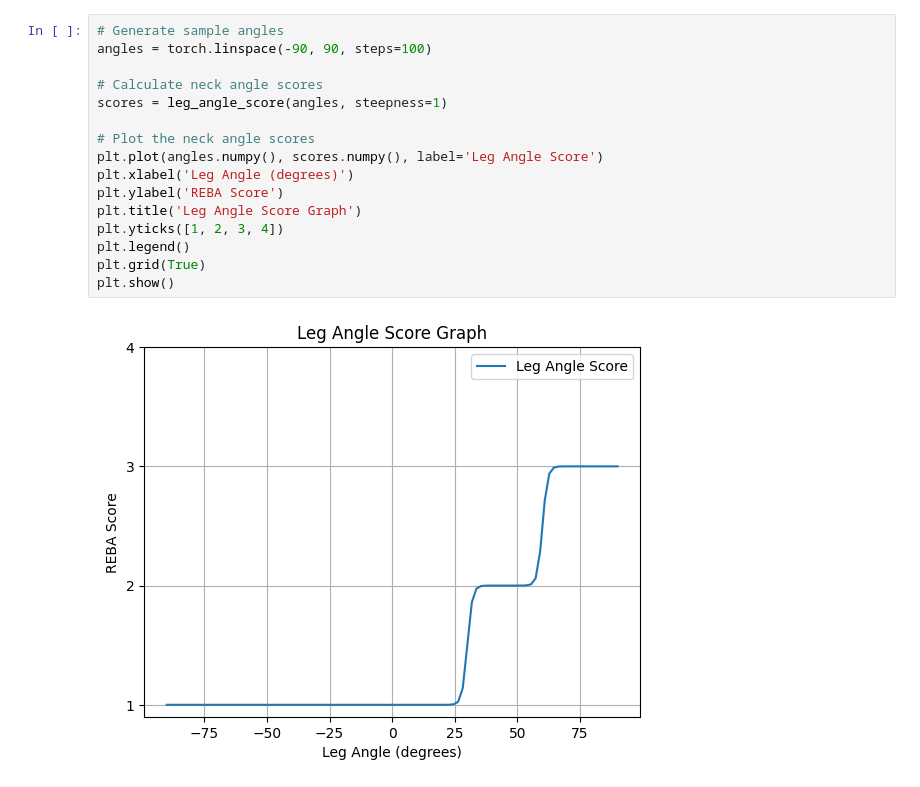
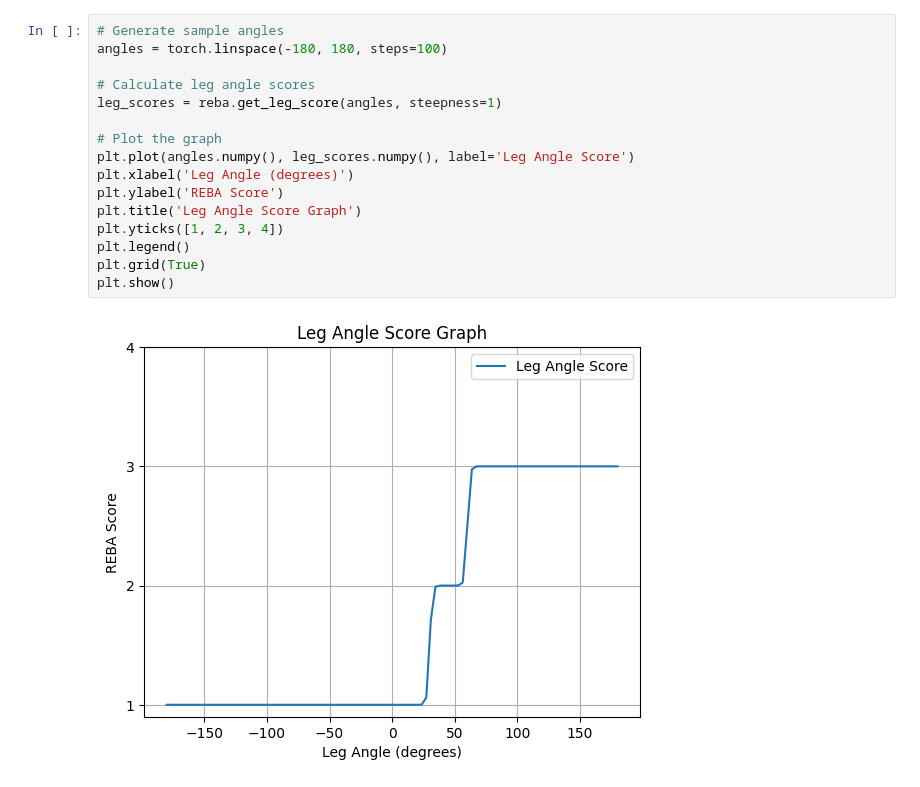
Before and after one commit to gwyong/umich, a Jupyter notebook: DPM/T2M-GPT/playground.ipynb, the cells around one changed output. Drawn from its saved outputs; the diff is of its cells as text.

```diff
--- a/DPM/T2M-GPT/playground.ipynb
+++ b/DPM/T2M-GPT/playground.ipynb
@@ -119,18 +46,18 @@ def leg_angle_score(knee_angle, foot_lifted=0, steepness=10.0):
 # %%
 # Generate sample angles
-angles = torch.linspace(-90, 90, steps=100)
+angles = torch.linspace(-180, 180, steps=100)
 
-# Calculate neck angle scores
-scores = leg_angle_score(angles, steepness=1)
+# Calculate leg angle scores
+leg_scores = reba.get_leg_score(angles, steepness=1)
 
-# Plot the neck angle scores
-plt.plot(angles.numpy(), scores.numpy(), label='Leg Angle Score')
+# Plot the graph
+plt.plot(angles.numpy(), leg_scores.numpy(), label='Leg Angle Score')
 plt.xlabel('Leg Angle (degrees)')
 plt.ylabel('REBA Score')
 plt.title('Leg Angle Score Graph')
 plt.yticks([1, 2, 3, 4])
 plt.legend()
 plt.grid(True)
 plt.show()
 # %% [output]
-[figure, old version]
+[figure, new version]
```
Also changed, not shown: parts of 20 cells of this notebook, 1 other file.
